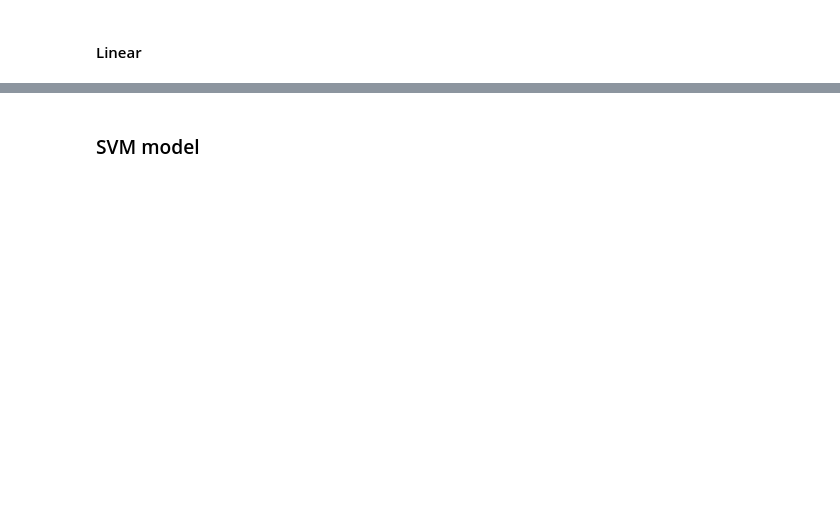
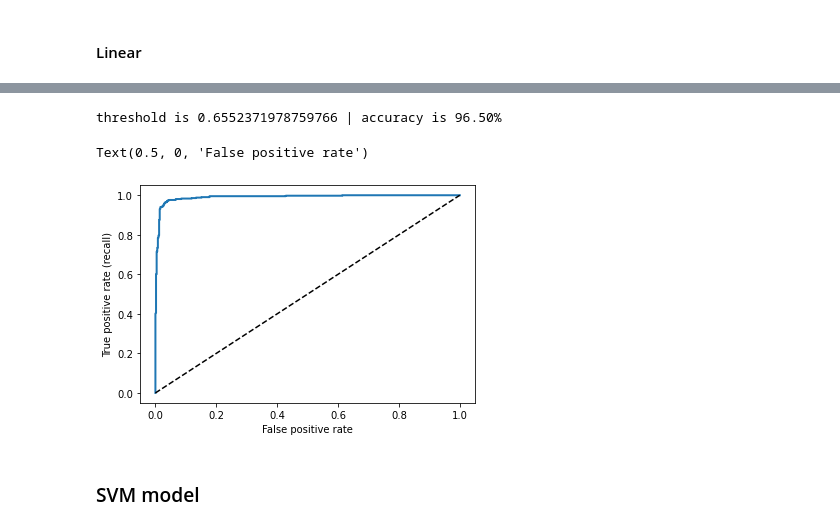
Before and after one commit to ayoubhammal/notebooks_tp_iarn, a Jupyter notebook: projet/spam_ham_classifier.ipynb, the cells around one changed output, grey strips where cells are left out. Cells and saved outputs as stored; diff of their text form; code cells hidden in the pictures; blank space fills up the shorter version.

```diff
--- a/projet/spam_ham_classifier.ipynb
+++ b/projet/spam_ham_classifier.ipynb
@@ -417,21 +464,26 @@ linear_wrapper.plot_losses()
 # %%
 test_full = [ann_email_embedding([(x[0], x[1])]) for x in test_dataset]
 
 test_prediction_scores, test_y = zip(*[(linear_wrapper.predict(x).item(), y.item()) \
                                        for x, y in list(test_full) if x.shape[0] > 0])
 
 fpr, tpr, thresholds = roc_curve(test_y, test_prediction_scores)
 
 gmeans = np.sqrt(tpr * (1-fpr))
 ix = np.argmax(gmeans)
 threshold = thresholds[ix]
 test_prediction = np.asarray([ 1 if x > threshold else 0 for x in test_prediction_scores])
-print("threshold is {0} | accuracy is {1:.2f}%".format(threshold, (test_prediction==np.asarray(test_y)).mean() * 100))
+print("threshold is {0} | accuracy is {1:.2f}%"
+      .format(threshold, (test_prediction==np.asarray(test_y)).mean() * 100))
 
 plt.plot(fpr, tpr, linewidth=2)
 plt.plot([0, 1], [0, 1], 'k--')
 plt.ylabel("True positive rate (recall)")
 plt.xlabel("False positive rate")
+# %% [output]
+threshold is 0.6552371978759766 | accuracy is 96.50%
+Text(0.5, 0, 'False positive rate')
+[figure, added]
 # %% [markdown]
 ### SVM model
 # %%
```
Also changed, not shown: parts of 9 cells of this notebook.
